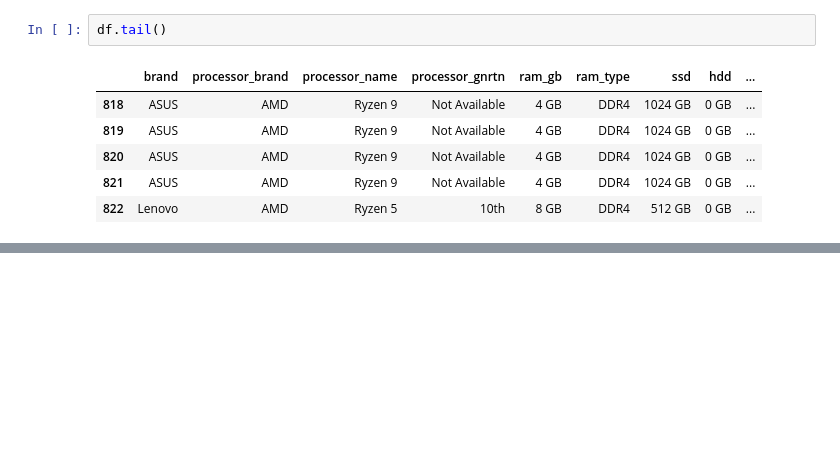
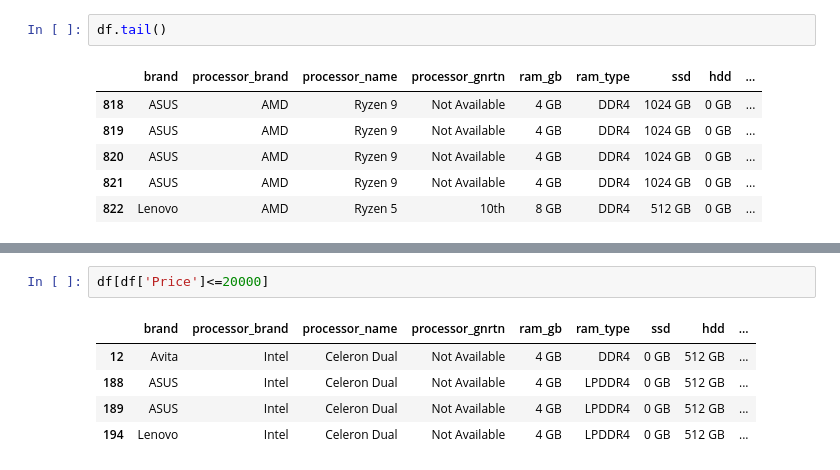
Before and after one commit to arybadj/python_code, a Jupyter notebook: pandas.ipynb, the cells around one changed output, grey strips where cells are left out. Drawn from its saved outputs; the diff is of its cells as text; blank space fills up the shorter version.

```diff
--- a/pandas.ipynb
+++ b/pandas.ipynb
@@ -44,0 +164,8 @@ df.tail()
+# %%
+df[df['Price']<=20000]
+# %% [output]
+|  | brand | processor_brand | processor_name | processor_gnrtn | ram_gb | ram_type | ssd | hdd | ... |
+| 12 | Avita | Intel | Celeron Dual | Not Available | 4 GB | DDR4 | 0 GB | 512 GB | ... |
+| 188 | ASUS | Intel | Celeron Dual | Not Available | 4 GB | LPDDR4 | 0 GB | 512 GB | ... |
+| 189 | ASUS | Intel | Celeron Dual | Not Available | 4 GB | LPDDR4 | 0 GB | 512 GB | ... |
+| 194 | Lenovo | Intel | Celeron Dual | Not Available | 4 GB | LPDDR4 | 0 GB | 512 GB | ... |
```
Also changed, not shown: parts of 15 cells of this notebook, 1 other file.
